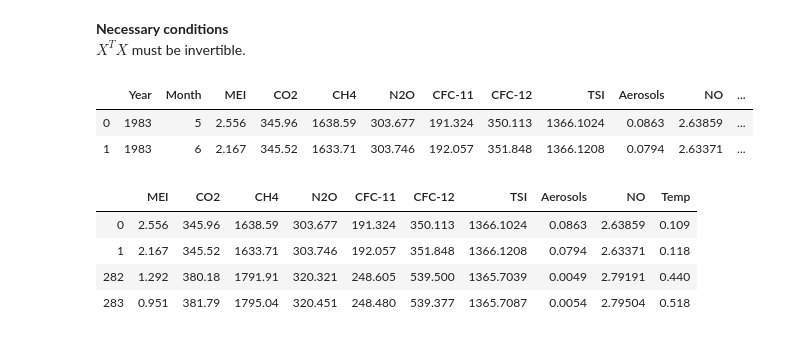
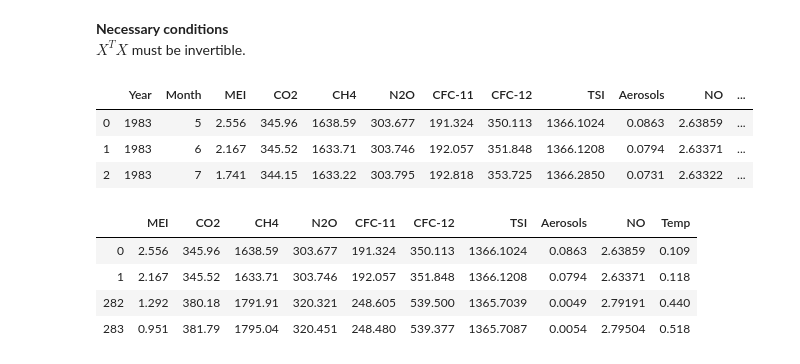
Before and after one commit to reycn/PHBS_BIGDATA_2019, a Jupyter notebook: Homework/Homework_2.ipynb, the cells around one changed output. Saved outputs shown, nothing was run; the diff lists cells and outputs as text; code cells hidden in the pictures.

```diff
--- a/Homework/Homework_2.ipynb
+++ b/Homework/Homework_2.ipynb
@@ -557,11 +528,12 @@ That's to say, significant(alpha=0.05) varibles are:
 **Necessary conditions**
 $X^TX$ must be invertible.
 # %%
-df2.head(2)
+df2.head(3)
 # %% [output]
 |  | Year | Month | MEI | CO2 | CH4 | N2O | CFC-11 | CFC-12 | TSI | Aerosols | NO | ... |
 | 0 | 1983 | 5 | 2.556 | 345.96 | 1638.59 | 303.677 | 191.324 | 350.113 | 1366.1024 | 0.0863 | 2.63859 | ... |
 | 1 | 1983 | 6 | 2.167 | 345.52 | 1633.71 | 303.746 | 192.057 | 351.848 | 1366.1208 | 0.0794 | 2.63371 | ... |
+| 2 | 1983 | 7 | 1.741 | 344.15 | 1633.22 | 303.795 | 192.818 | 353.725 | 1366.2850 | 0.0731 | 2.63322 | ... |
 # %%
 # Df2 trainset
 df2_train = df2[df2['Year']<=2006].iloc[:,2:]
```
Also changed, not shown: parts of 36 cells of this notebook, 7 other files.
